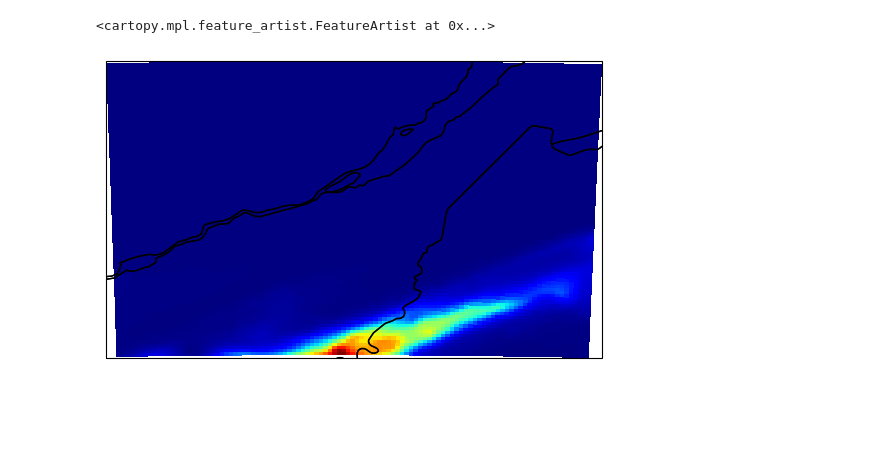
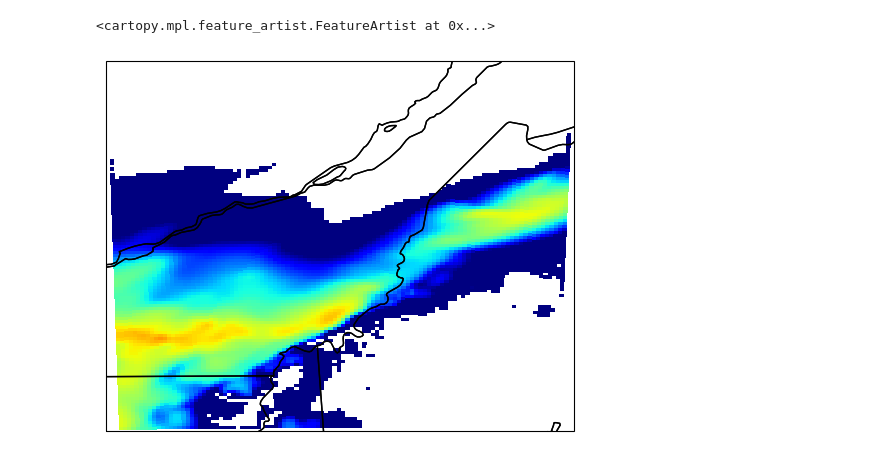
Before and after one commit to mgrecu35/aos, a Jupyter notebook: Synergy_KuW/airborne/plotIMPACTS_2023_0217.ipynb, the cells around one changed output. Drawn from its saved outputs; the diff is of its cells as text; code cells hidden in the pictures; blank space fills up the shorter version.

```diff
--- a/Synergy_KuW/airborne/plotIMPACTS_2023_0217.ipynb
+++ b/Synergy_KuW/airborne/plotIMPACTS_2023_0217.ipynb
@@ -12,16 +12,29 @@ import matplotlib.pyplot as plt
 with nc.Dataset('/Users/mgrecu/WDomains/IMPACTS_20230217/wrfout_d02_2023-02-17_01:00:00') as f:
     lon=f.variables['XLONG'][0,:,:]
     lat=f.variables['XLAT'][0,:,:]
-    qrain=f.variables['QRAIN'][-1,:,:]
+    qrain=f.variables['QRAIN'][:,:,:]
+    ncrain=f.variables['QNRAIN'][:,:,:]
+    qice=f.variables['QICE'][:,:,:]
+    ncice=f.variables['QNICE'][:,:,:]
+    qir=f.variables['QIR'][:,:,:]
+    xlon=f.variables['XLONG'][0,:,:]
+    xlat=f.variables['XLAT'][0,:,:]
+    height=f.variables['PHB'][:,:,:,:]+f.variables['PH'][0,:,:,:]
+    sfc_height=f.variables['HGT'][0,:,:]
+    theta=f.variables['T'][:,:,:,:]+300.
+    p=f.variables['P'][:,:,:,:]+f.variables['PB'][:,:,:,:]
     rainnc=f.variables['RAINNC'][:,:,:]
+    t=theta*(p/100000.)**0.286
+    rho=p/(287.*t)
+    qv=f.variables['QVAPOR'][:,:,:]
 # %%
 import cartopy.crs as ccrs
 import cartopy
 ax=plt.axes(projection=ccrs.PlateCarree())
-#ax.pcolormesh(lon,lat,rainnc[-4,:,:]-rainnc[-2,:,:],cmap='jet')
-ax.pcolormesh(lon,lat,qrain[0,:,:],cmap='jet')
+import matplotlib.colors as colors
+ax.pcolormesh(lon,lat,qrain[0,:,:],cmap='jet',norm=colors.LogNorm(vmin=1e-6,vmax=1e-3))
 ax.coastlines()
 ax.add_feature(cartopy.feature.STATES)
 # %% [output]
 <cartopy.mpl.feature_artist.FeatureArtist at 0x...>
-[figure, old version]
+[figure, new version]
```
Also changed, not shown: parts of 7 cells of this notebook, 2 other files.
